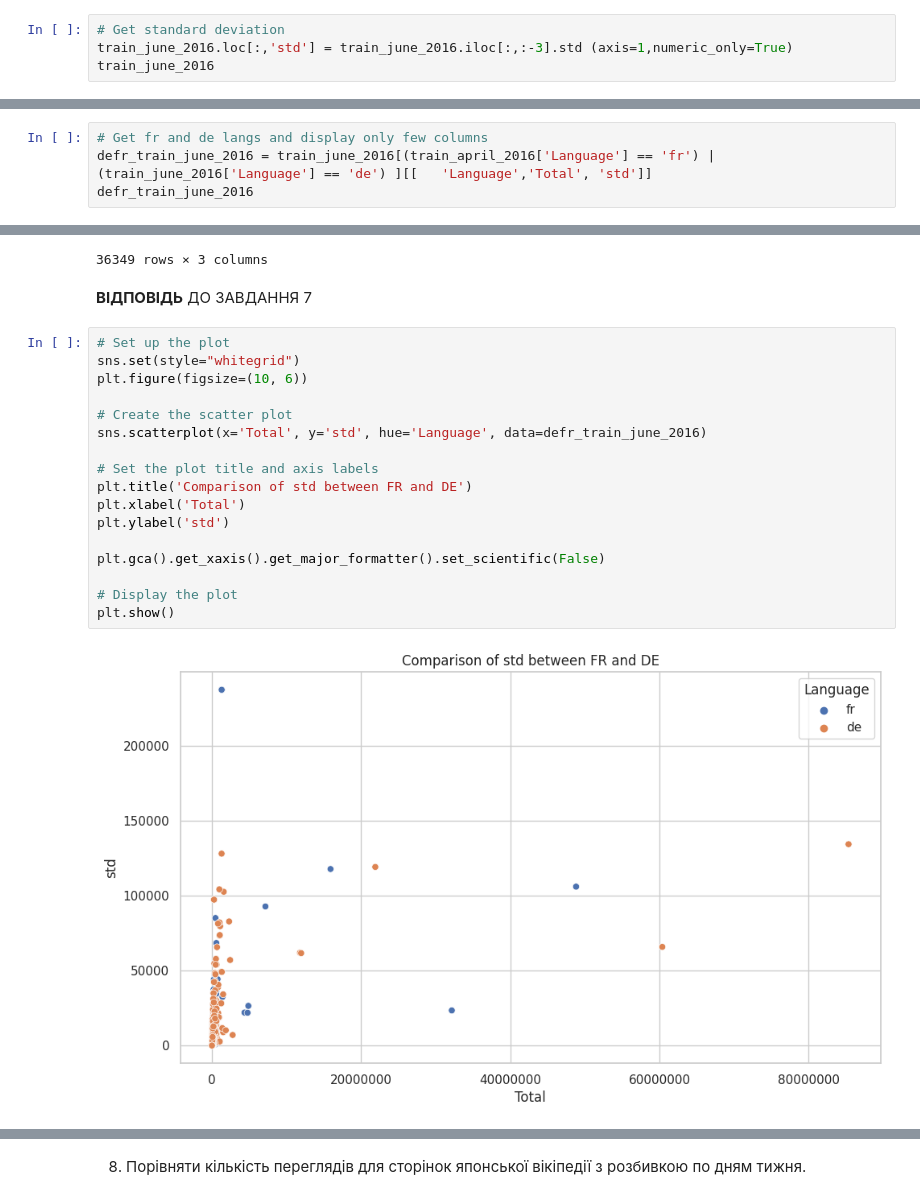
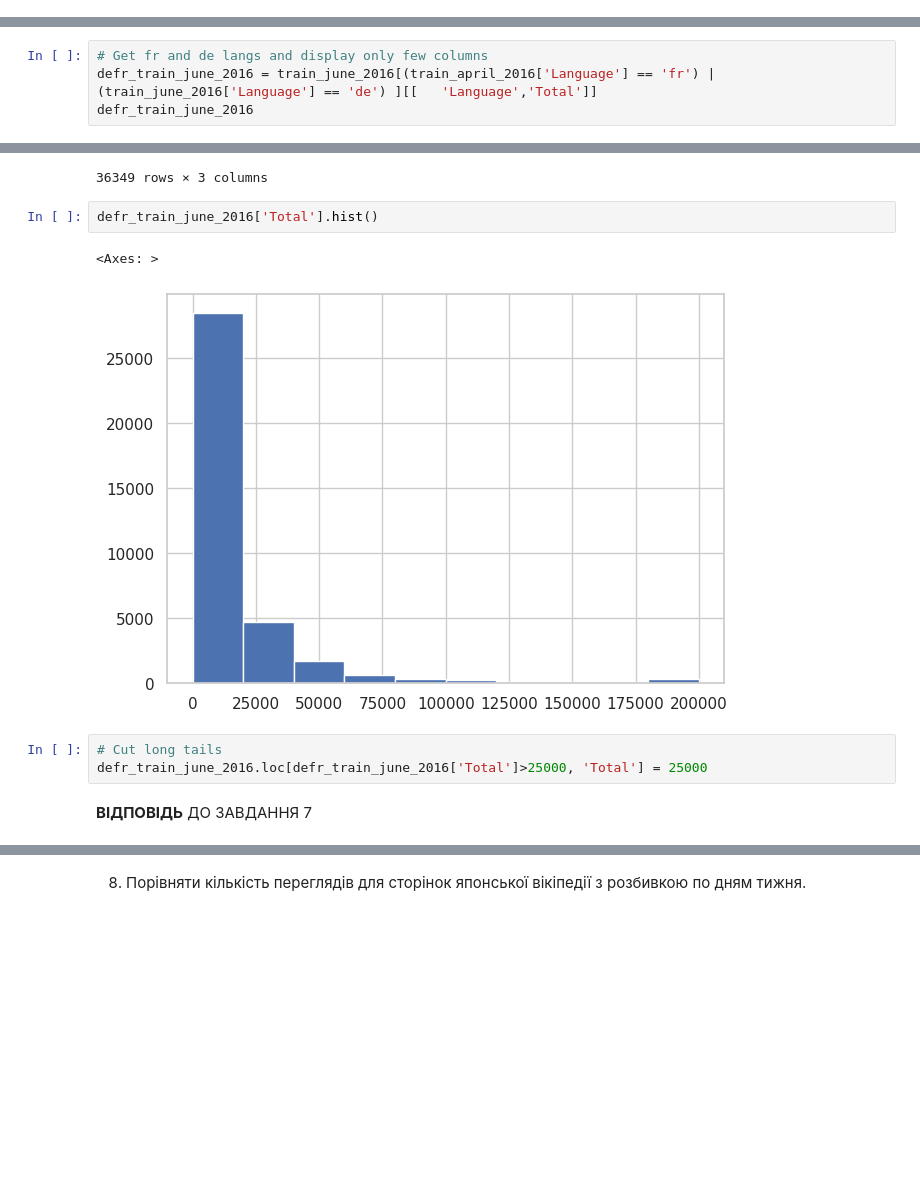
Before and after one commit to reesha-rsh/MLb4, a Jupyter notebook: Homework/Homework_2_0_Pandas_Toxic_Comments_EDA.ipynb, the cells around one changed output, grey strips where cells are left out. Cells and saved outputs as stored; diff of their text form; blank space fills up the shorter version.

```diff
--- a/Homework/Homework_2_0_Pandas_Toxic_Comments_EDA.ipynb
+++ b/Homework/Homework_2_0_Pandas_Toxic_Comments_EDA.ipynb
@@ -509,7 +507,3 @@ See the caveats in the documentation: https://pandas.pydata.org/pandas-docs/stab
 | 145061 | NaN | NaN | NaN | NaN | NaN | NaN | NaN | NaN | ... |
 | 145062 | NaN | NaN | NaN | NaN | NaN | NaN | NaN | NaN | ... |
 145063 rows × 33 columns
-# %%
-# Get standard deviation
-train_june_2016.loc[:,'std'] = train_june_2016.iloc[:,:-3].std (axis=1,numeric_only=True)
-train_june_2016
@@ -535,6 +510,6 @@ See the caveats in the documentation: https://pandas.pydata.org/pandas-docs/stab
 # %%
 # Get fr and de langs and display only few columns
-defr_train_june_2016 = train_june_2016[(train_april_2016['Language'] == 'fr') | (train_june_2016['Language'] == 'de') ][[	'Language','Total',	'std']]
+defr_train_june_2016 = train_june_2016[(train_april_2016['Language'] == 'fr') | (train_june_2016['Language'] == 'de') ][[	'Language','Total']]
 defr_train_june_2016
 # %% [output]
 |  | Language | Total | std |
@@ -550,24 +525,13 @@ defr_train_june_2016
 | 141524 | de | 0.0 | NaN |
 | 141525 | de | 0.0 | NaN |
 36349 rows × 3 columns
+# %%
+defr_train_june_2016['Total'].hist()
+# %% [output]
+<Axes: >
+[figure, added]
+# %%
+# Cut long tails
+defr_train_june_2016.loc[defr_train_june_2016['Total']>25000, 'Total'] = 25000
 # %% [markdown]
 **ВІДПОВІДЬ** ДО ЗАВДАННЯ 7
-# %%
-# Set up the plot
-sns.set(style="whitegrid")
-plt.figure(figsize=(10, 6))
-
-# Create the scatter plot
-sns.scatterplot(x='Total', y='std', hue='Language', data=defr_train_june_2016)
-
-# Set the plot title and axis labels
-plt.title('Comparison of std between FR and DE')
-plt.xlabel('Total')
-plt.ylabel('std')
-
-plt.gca().get_xaxis().get_major_formatter().set_scientific(False)
-
-# Display the plot
-plt.show()
-# %% [output]
-[figure, removed]
```
Also changed, not shown: parts of 5 cells of this notebook.
